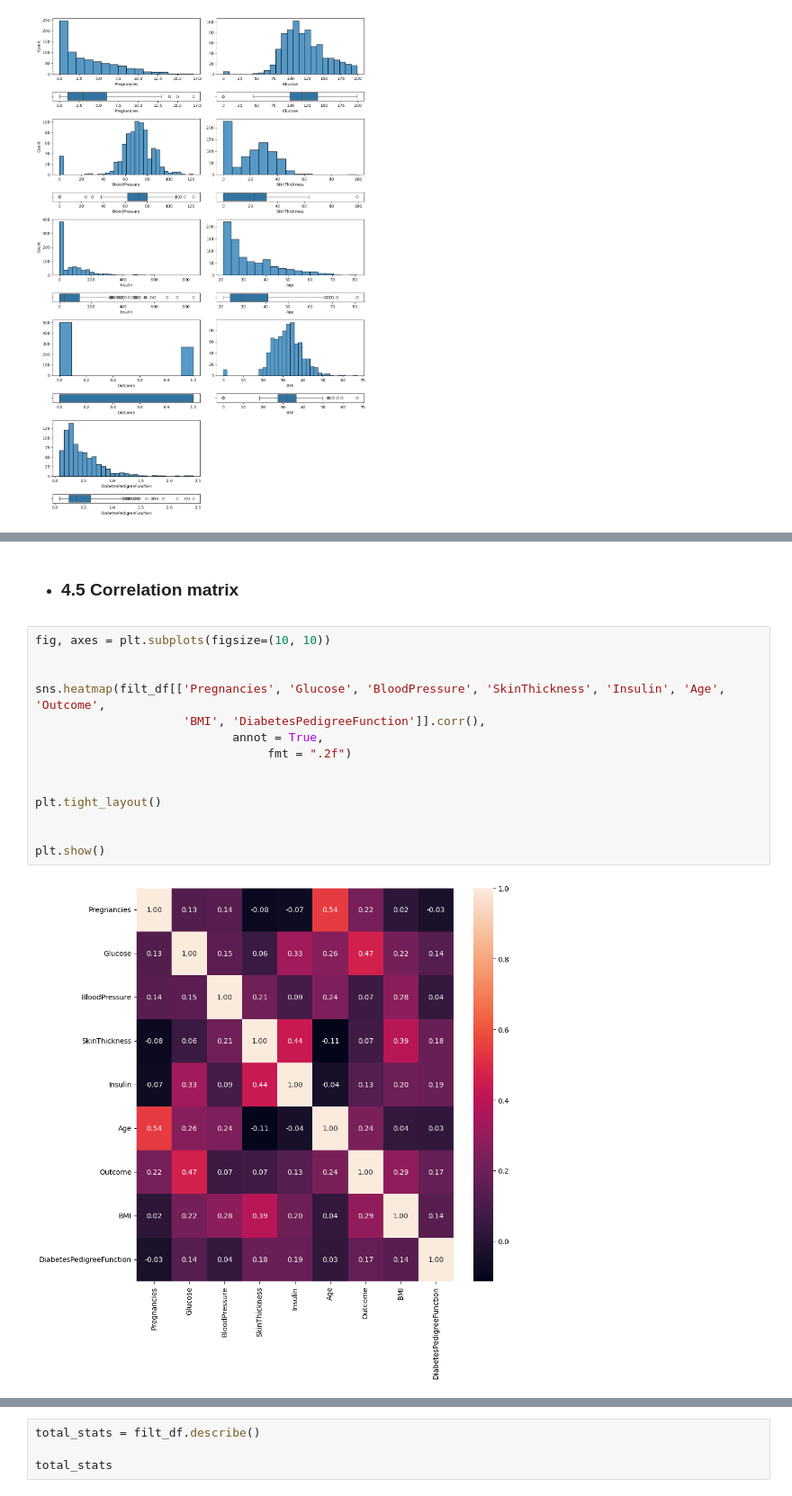
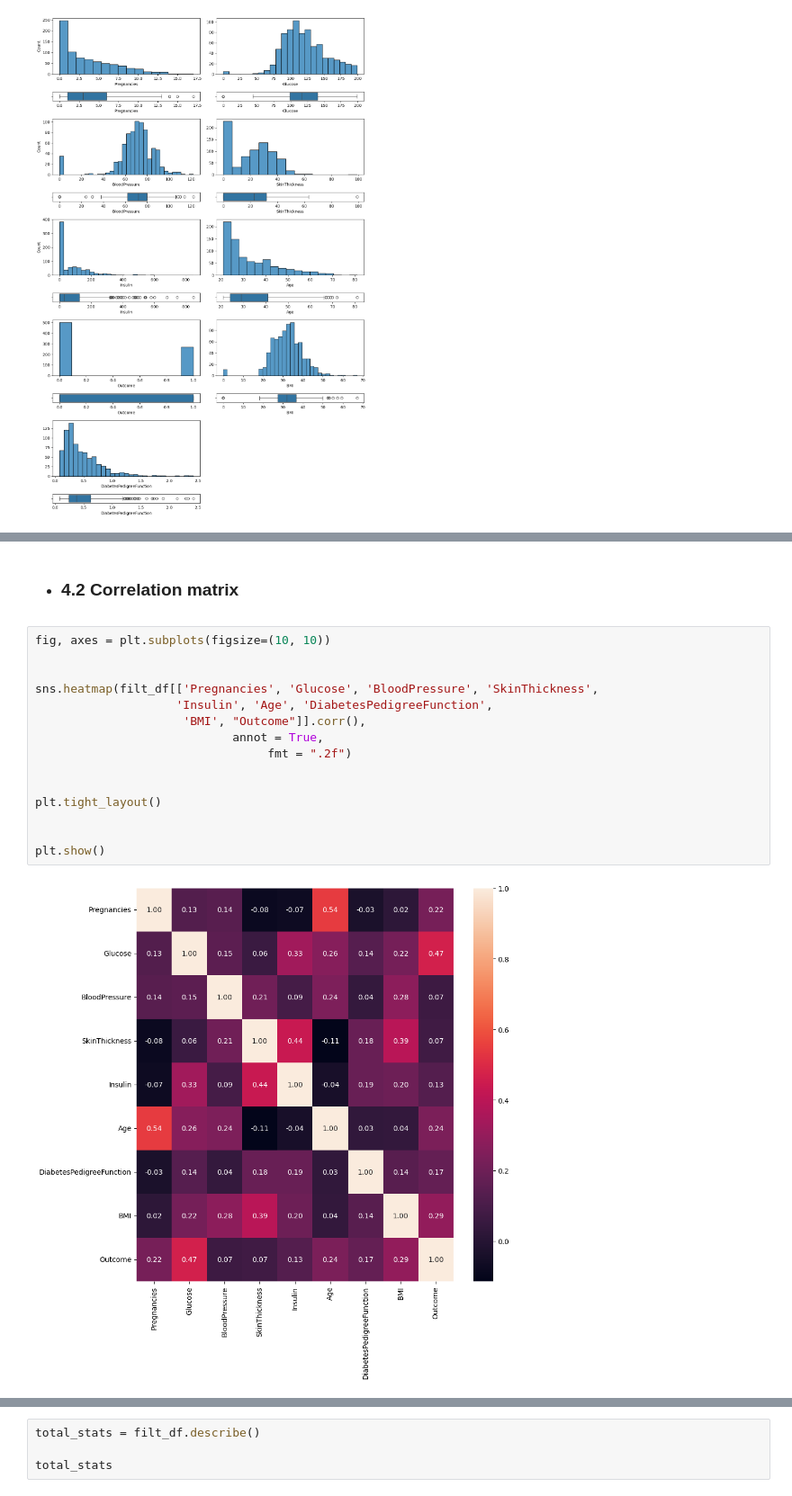
Before and after one commit to FerminRomeroBleda/Fer-romer-predicting-diabetes, a Jupyter notebook: src/explore.ipynb, the cells around one changed output, grey strips where cells are left out. Shown at 90% size. Drawn from its saved outputs; the diff is of its cells as text.

```diff
--- a/src/explore.ipynb
+++ b/src/explore.ipynb
@@ -290,19 +461,20 @@ plt.show()
 # %% [markdown]
-- ### 4.5 Correlation matrix
+- ### 4.2 Correlation matrix
 # %%
 fig, axes = plt.subplots(figsize=(10, 10))
 
 
-sns.heatmap(filt_df[['Pregnancies', 'Glucose', 'BloodPressure', 'SkinThickness', 'Insulin', 'Age', 'Outcome',
-                     'BMI', 'DiabetesPedigreeFunction']].corr(),
+sns.heatmap(filt_df[['Pregnancies', 'Glucose', 'BloodPressure', 'SkinThickness',
+                    'Insulin', 'Age', 'DiabetesPedigreeFunction',
+                     'BMI', "Outcome"]].corr(),
                             annot = True,
                                  fmt = ".2f")
 
 
 plt.tight_layout()
 
 
 plt.show()
 # %% [output]
-[figure, old version]
+[figure, new version]
 # %% [markdown]
```
Also changed, not shown: parts of 16 cells of this notebook, 20 other files.
